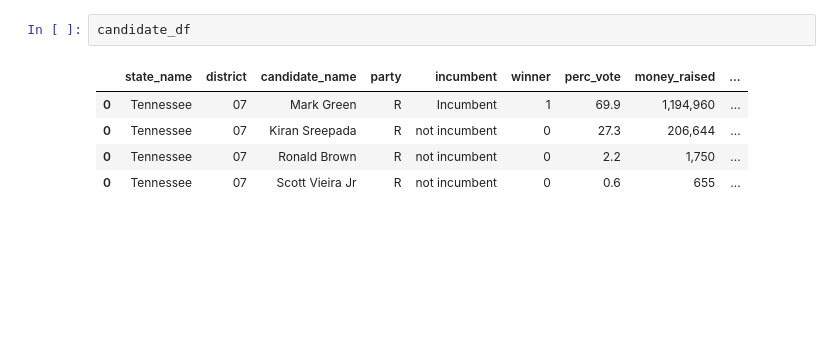
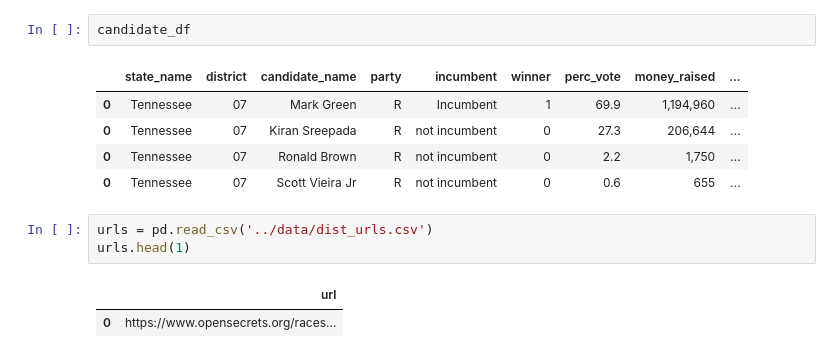
Before and after one commit to nss-data-science-cohort-7/webscraping-open-secrets-bone_scrapers, a Jupyter notebook: notebooks/tw_01_data_gathering.ipynb, the cells around one changed output. Saved outputs shown, nothing was run; the diff lists cells and outputs as text; blank space fills up the shorter version.

Commit message:
completed code for scraping all states, candidate data csv

```diff
--- a/notebooks/tw_01_data_gathering.ipynb
+++ b/notebooks/tw_01_data_gathering.ipynb
@@ -136,3 +137,9 @@ candidate_df
 | 0 | Tennessee | 07 | Kiran Sreepada | R | not incumbent | 0 | 27.3 | 206,644 | ... |
 | 0 | Tennessee | 07 | Ronald Brown | R | not incumbent | 0 | 2.2 | 1,750 | ... |
 | 0 | Tennessee | 07 | Scott Vieira Jr | R | not incumbent | 0 | 0.6 | 655 | ... |
+# %%
+urls = pd.read_csv('../data/dist_urls.csv')
+urls.head(1)
+# %% [output]
+|  | url |
+| 0 | https://www.opensecrets.org/races... |
```
Also changed, not shown: parts of 11 cells of this notebook, 2 other files.
